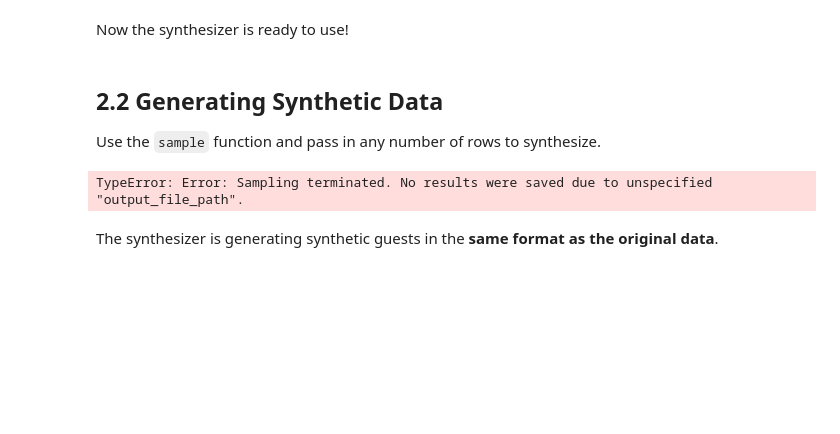
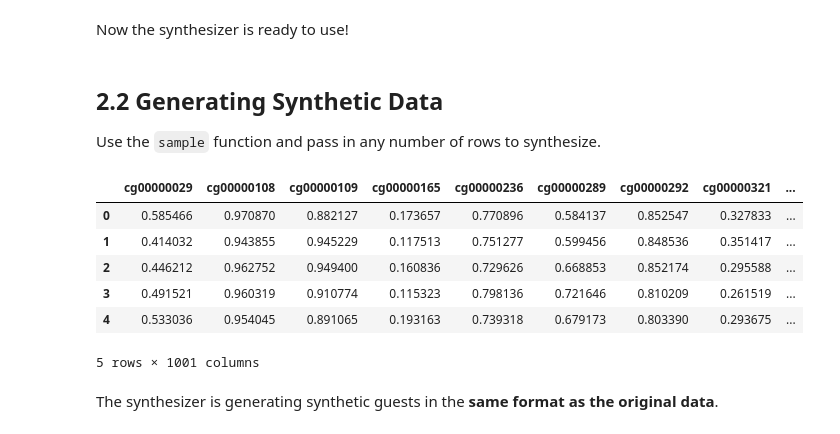
Before and after one commit to FerdinandoR/simulacra, a Jupyter notebook: data_synthesis_hannum.ipynb, the cells around one changed output. Cells and saved outputs as stored; diff of their text form; code cells hidden in the pictures; blank space fills up the shorter version.

```diff
--- a/data_synthesis_hannum.ipynb
+++ b/data_synthesis_hannum.ipynb
@@ -97,10 +83,16 @@ Now the synthesizer is ready to use!
 
 Use the `sample` function and pass in any number of rows to synthesize.
 # %%
-synthetic_data = synthesizer.sample(num_rows=5e3)
+synthetic_data = synthesizer.sample(num_rows=int(5e3))
 synthetic_data.head()
 # %% [output]
+|  | cg00000029 | cg00000108 | cg00000109 | cg00000165 | cg00000236 | cg00000289 | cg00000292 | cg00000321 | ... |
+| 0 | 0.585466 | 0.970870 | 0.882127 | 0.173657 | 0.770896 | 0.584137 | 0.852547 | 0.327833 | ... |
+| 1 | 0.414032 | 0.943855 | 0.945229 | 0.117513 | 0.751277 | 0.599456 | 0.848536 | 0.351417 | ... |
+| 2 | 0.446212 | 0.962752 | 0.949400 | 0.160836 | 0.729626 | 0.668853 | 0.852174 | 0.295588 | ... |
+| 3 | 0.491521 | 0.960319 | 0.910774 | 0.115323 | 0.798136 | 0.721646 | 0.810209 | 0.261519 | ... |
+| 4 | 0.533036 | 0.954045 | 0.891065 | 0.193163 | 0.739318 | 0.679173 | 0.803390 | 0.293675 | ... |
-TypeError: Error: Sampling terminated. No results were saved due to unspecified "output_file_path".
+5 rows × 1001 columns
 # %% [markdown]
 The synthesizer is generating synthetic guests in the **same format as the original data**.
 # %% [markdown]
```
Also changed, not shown: parts of 9 cells of this notebook, 9 other files.
